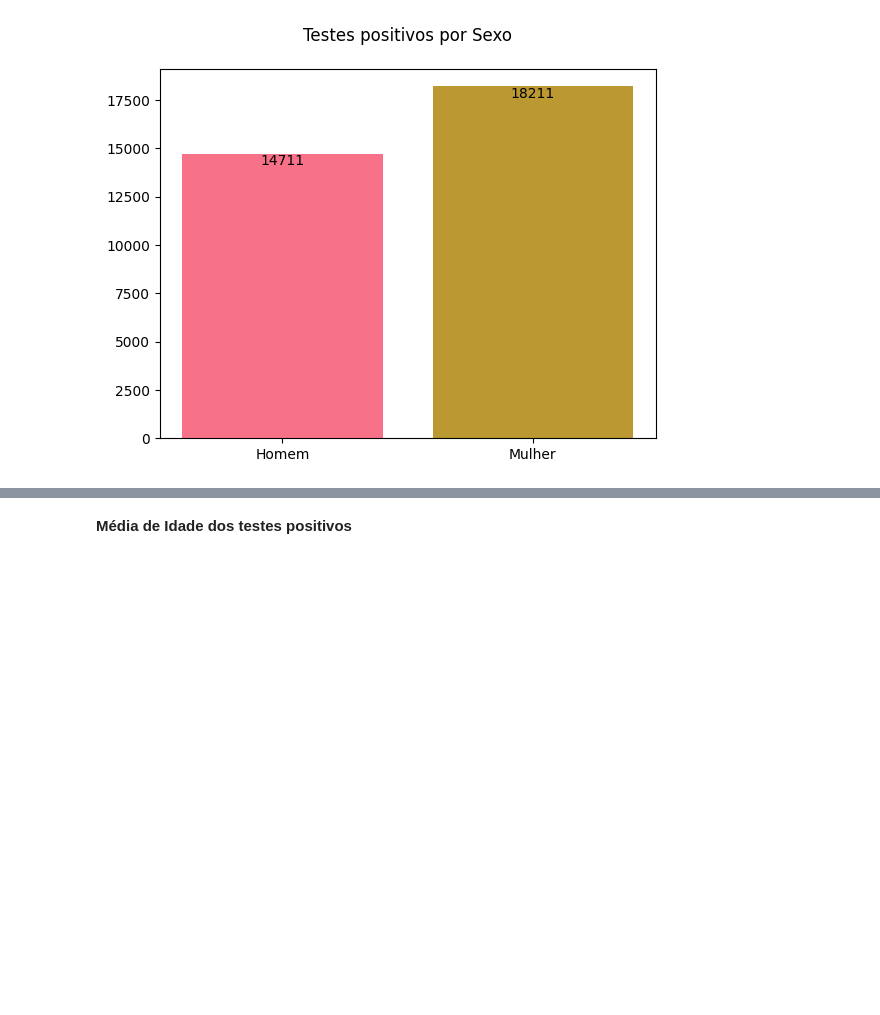
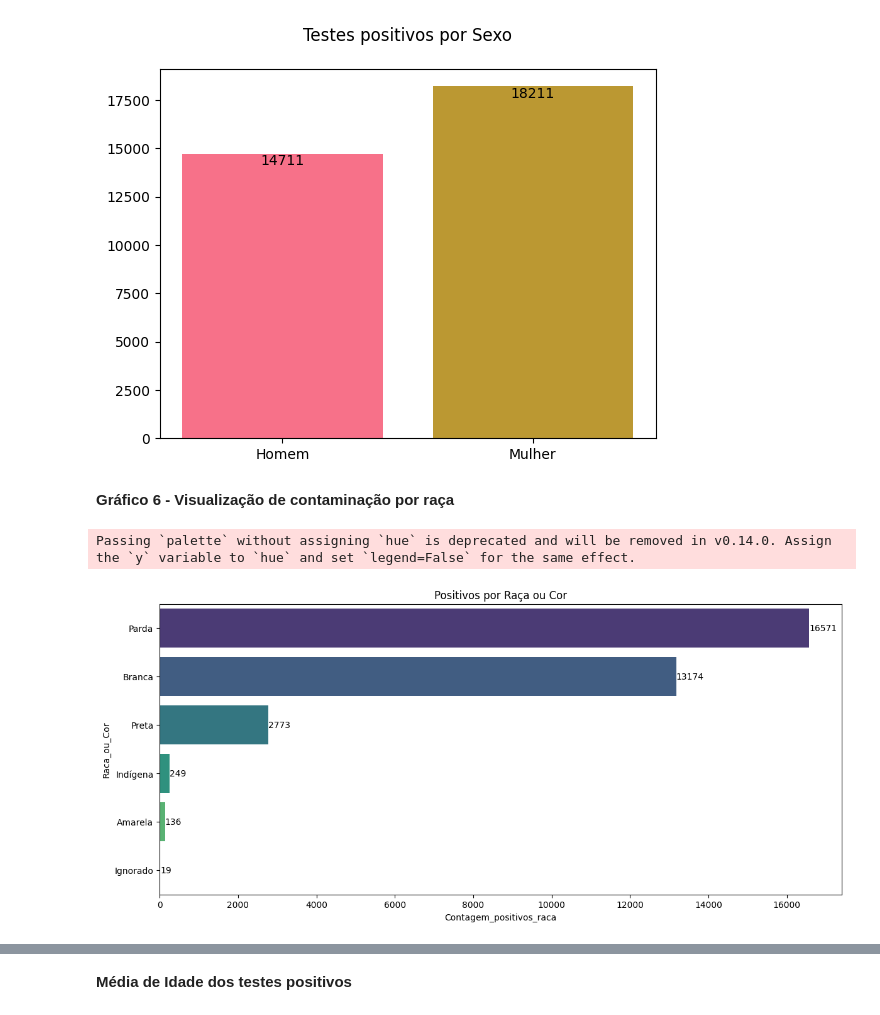
Before and after one commit to vitoriapmaattos/dataanalytics, a Jupyter notebook: Tech3_Covid.ipynb, the cells around one changed output, grey strips where cells are left out. Saved outputs shown, nothing was run; the diff lists cells and outputs as text; code cells hidden in the pictures; blank space fills up the shorter version.

```diff
--- a/Tech3_Covid.ipynb
+++ b/Tech3_Covid.ipynb
@@ -132,6 +132,8 @@ query = '''SELECT
                 a004 AS Raca_ou_Cor,
                 a005 AS Escolaridade,
                 v1022 AS Situacao_do_Domicilio,
+                B0012 AS Teve_tosse,
+                B0013 AS Teve_dor_de_garganta,
                 b0011 AS Teve_febre,
                 b0015 AS Teve_dor_de_cabeca,
                 b00111 AS Teve_perda_de_cheiro_ou_sabor,
@@ -450,0 +429,15 @@ print(dados_agrupados_atividade)
+# %%
+dados_agrupados_raca = spark.sql("""
+
+    SELECT
+    count(Raca_ou_Cor) as Contagem_positivos_raca,
+    Raca_ou_Cor
+    FROM dados_agrupados
+where Raca_ou_Cor is not null
+group by 2
+order by 1 desc
+
+
+""").toPandas()
+
+print(dados_agrupados_raca)
@@ -615,3 +961,36 @@ plt.grid(axis='x', linestyle='', alpha=0.7)
 plt.show()
 # %% [output]
 [figure]
+# %% [markdown]
+**Gráfico 6 - Visualização de contaminação por raça**
+# %%
+#Gráfico de barras
+
+plt.figure(figsize=(14, 6))
+bars = sns.barplot(
+    x='Contagem_positivos_raca',
+    y='Raca_ou_Cor',
+    data=dados_agrupados_raca,
+    palette='viridis'
+)
+
+#Rótulos de dados
+
+for bar in bars.patches:
+    plt.text(
+        bar.get_width() + 2,
+        bar.get_y() + bar.get_height() / 2,
+        int(bar.get_width()),
+        va='center',
+        fontsize=10,
+        color='black'
+    )
+
+#Título
+plt.title('Positivos por Raça ou Cor')
+
+#Exibir o gráfico
+plt.show()
+# %% [output]
+Passing `palette` without assigning `hue` is deprecated and will be removed in v0.14.0. Assign the `y` variable to `hue` and set `legend=False` for the same effect.
+[figure, added]
```
Also changed, not shown: parts of 63 cells of this notebook.
